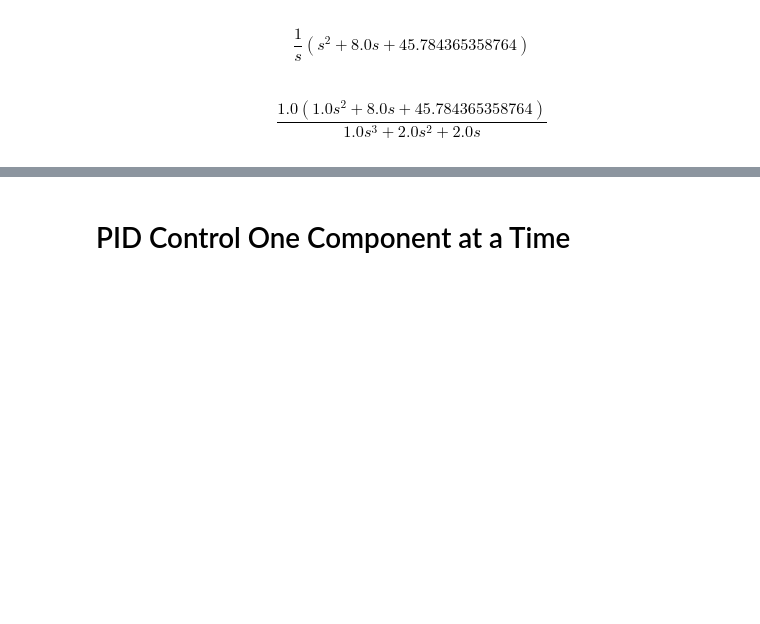
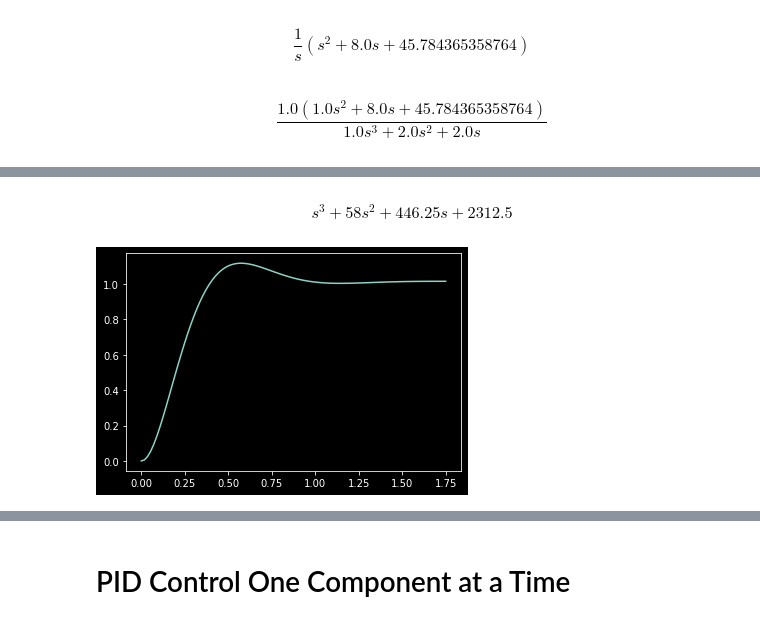
Before and after one commit to christakahashi/ECE447, a Jupyter notebook: lectures/root-locus-design.ipynb, the cells around one changed output, grey strips where cells are left out. Cells and saved outputs as stored; diff of their text form; code cells hidden in the pictures; blank space fills up the shorter version.

Commit message:
expanded content

```diff
--- a/lectures/root-locus-design.ipynb
+++ b/lectures/root-locus-design.ipynb
@@ -236,0 +254,13 @@ plt.plot(t,y);
+# %%
+#Is the above due to near pole-zero cancelation?  YES.
+#removing the zeros from out TF show that we get our original perf goal.
+tf2 = (tf([23200],tfdata(fb)[1])) #note the 23200 just makes the ss ~=1
+t,y = step_response(tf2)
+plt.plot(t,y)
+
+var("s")
+den =(s+50)*(s+(4+5.5*I))*(s+(4-5.5*I))
+den.expand()
+# %% [output]
+$$s^{3} + 58 s^{2} + 446.25 s + 2312.5$$
+[figure, added]
```
Also changed, not shown: parts of 12 cells of this notebook.
